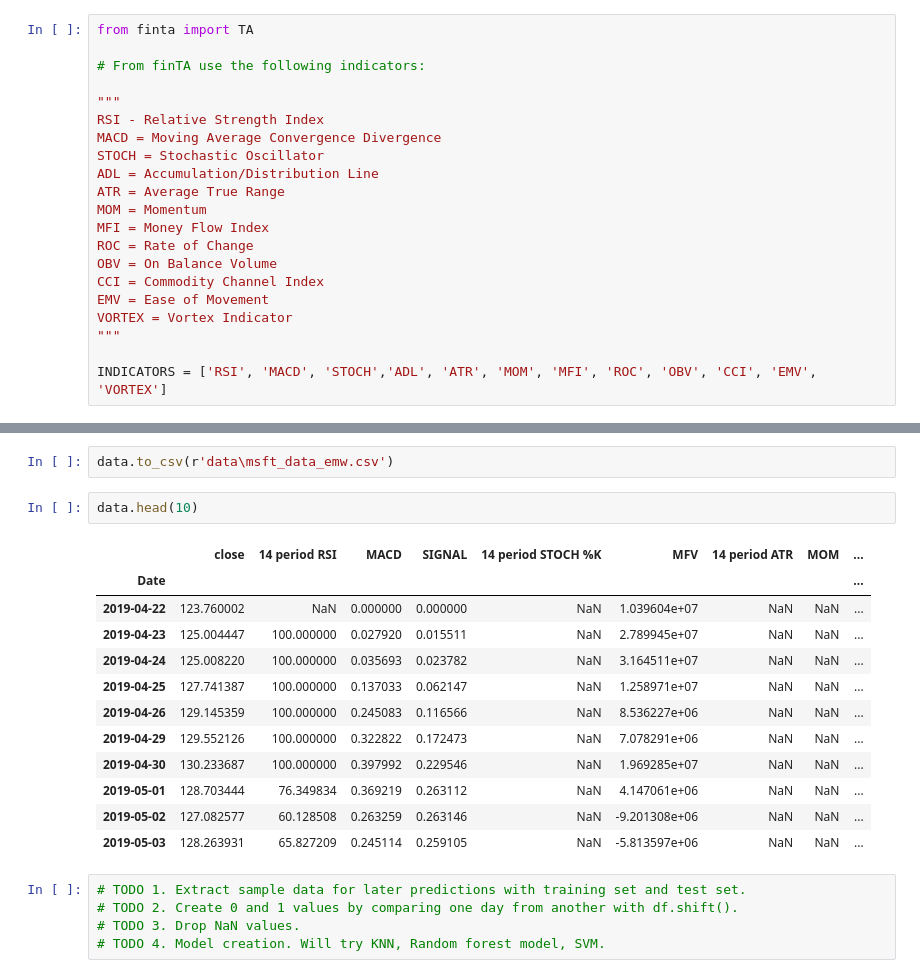
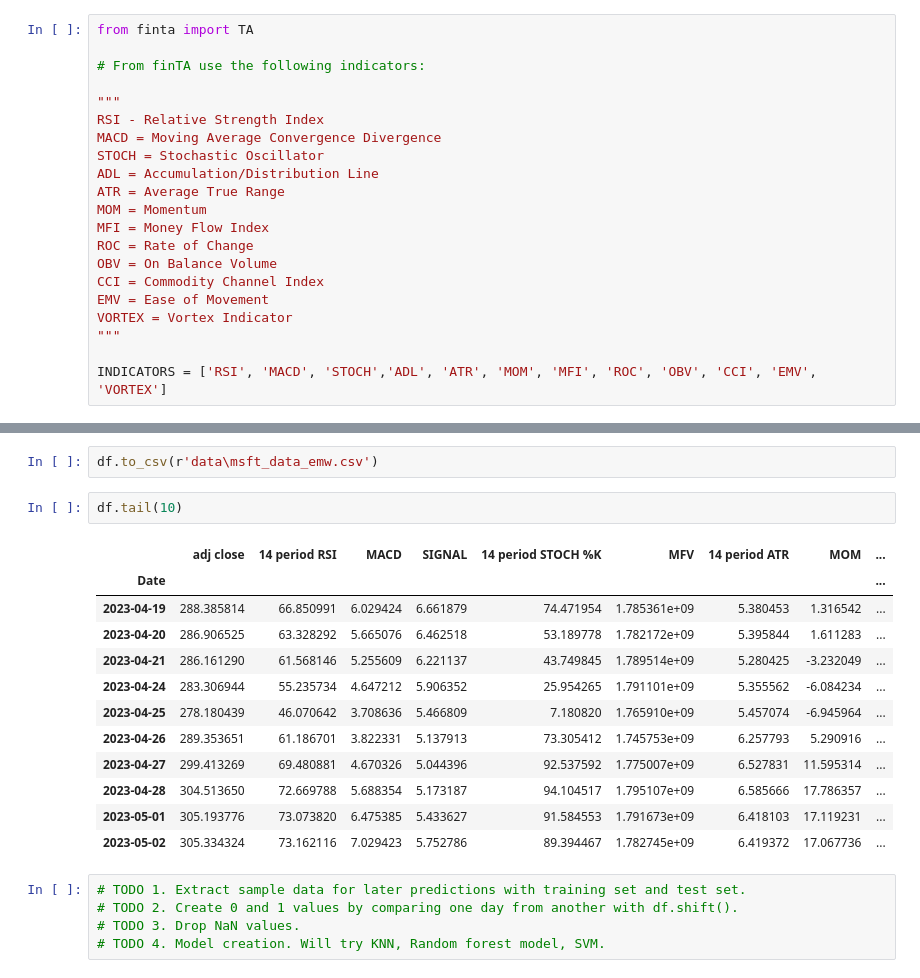
Before and after one commit to m-berggren/ml-stock-prediction, a Jupyter notebook: stock_forecast_prediction.ipynb, the cells around one changed output, grey strips where cells are left out. Cells and saved outputs as stored; diff of their text form.

```diff
--- a/stock_forecast_prediction.ipynb
+++ b/stock_forecast_prediction.ipynb
@@ -107,21 +139,21 @@ Index(['close', '14 period RSI', 'MACD', 'SIGNAL', '14 period STOCH %K', 'MFV',
       dtype='object')
 # %%
-data.to_csv(r'data\msft_data_emw.csv')
+df.to_csv(r'data\msft_data_emw.csv')
-# %%
-data.head(10)
-# %% [output]
-|  | close | 14 period RSI | MACD | SIGNAL | 14 period STOCH %K | MFV | 14 period ATR | MOM | ... |
-| Date |  |  |  |  |  |  |  |  | ... |
-| 2019-04-22 | 123.760002 | NaN | 0.000000 | 0.000000 | NaN | 1.039604e+07 | NaN | NaN | ... |
-| 2019-04-23 | 125.004447 | 100.000000 | 0.027920 | 0.015511 | NaN | 2.789945e+07 | NaN | NaN | ... |
-| 2019-04-24 | 125.008220 | 100.000000 | 0.035693 | 0.023782 | NaN | 3.164511e+07 | NaN | NaN | ... |
-| 2019-04-25 | 127.741387 | 100.000000 | 0.137033 | 0.062147 | NaN | 1.258971e+07 | NaN | NaN | ... |
-| 2019-04-26 | 129.145359 | 100.000000 | 0.245083 | 0.116566 | NaN | 8.536227e+06 | NaN | NaN | ... |
-| 2019-04-29 | 129.552126 | 100.000000 | 0.322822 | 0.172473 | NaN | 7.078291e+06 | NaN | NaN | ... |
-| 2019-04-30 | 130.233687 | 100.000000 | 0.397992 | 0.229546 | NaN | 1.969285e+07 | NaN | NaN | ... |
-| 2019-05-01 | 128.703444 | 76.349834 | 0.369219 | 0.263112 | NaN | 4.147061e+06 | NaN | NaN | ... |
-| 2019-05-02 | 127.082577 | 60.128508 | 0.263259 | 0.263146 | NaN | -9.201308e+06 | NaN | NaN | ... |
-| 2019-05-03 | 128.263931 | 65.827209 | 0.245114 | 0.259105 | NaN | -5.813597e+06 | NaN | NaN | ... |
+# %%
+df.tail(10)
+# %% [output]
+|  | adj close | 14 period RSI | MACD | SIGNAL | 14 period STOCH %K | MFV | 14 period ATR | MOM | ... |
+| Date |  |  |  |  |  |  |  |  | ... |
+| 2023-04-19 | 288.385814 | 66.850991 | 6.029424 | 6.661879 | 74.471954 | 1.785361e+09 | 5.380453 | 1.316542 | ... |
+| 2023-04-20 | 286.906525 | 63.328292 | 5.665076 | 6.462518 | 53.189778 | 1.782172e+09 | 5.395844 | 1.611283 | ... |
+| 2023-04-21 | 286.161290 | 61.568146 | 5.255609 | 6.221137 | 43.749845 | 1.789514e+09 | 5.280425 | -3.232049 | ... |
+| 2023-04-24 | 283.306944 | 55.235734 | 4.647212 | 5.906352 | 25.954265 | 1.791101e+09 | 5.355562 | -6.084234 | ... |
+| 2023-04-25 | 278.180439 | 46.070642 | 3.708636 | 5.466809 | 7.180820 | 1.765910e+09 | 5.457074 | -6.945964 | ... |
+| 2023-04-26 | 289.353651 | 61.186701 | 3.822331 | 5.137913 | 73.305412 | 1.745753e+09 | 6.257793 | 5.290916 | ... |
+| 2023-04-27 | 299.413269 | 69.480881 | 4.670326 | 5.044396 | 92.537592 | 1.775007e+09 | 6.527831 | 11.595314 | ... |
+| 2023-04-28 | 304.513650 | 72.669788 | 5.688354 | 5.173187 | 94.104517 | 1.795107e+09 | 6.585666 | 17.786357 | ... |
+| 2023-05-01 | 305.193776 | 73.073820 | 6.475385 | 5.433627 | 91.584553 | 1.791673e+09 | 6.418103 | 17.119231 | ... |
+| 2023-05-02 | 305.334324 | 73.162116 | 7.029423 | 5.752786 | 89.394467 | 1.782745e+09 | 6.419372 | 17.067736 | ... |
 # %%
 # TODO 1. Extract sample data for later predictions with training set and test set.
 # TODO 2. Create 0 and 1 values by comparing one day from another with df.shift().
```
Also changed, not shown: parts of 13 cells of this notebook, 2 other files.
